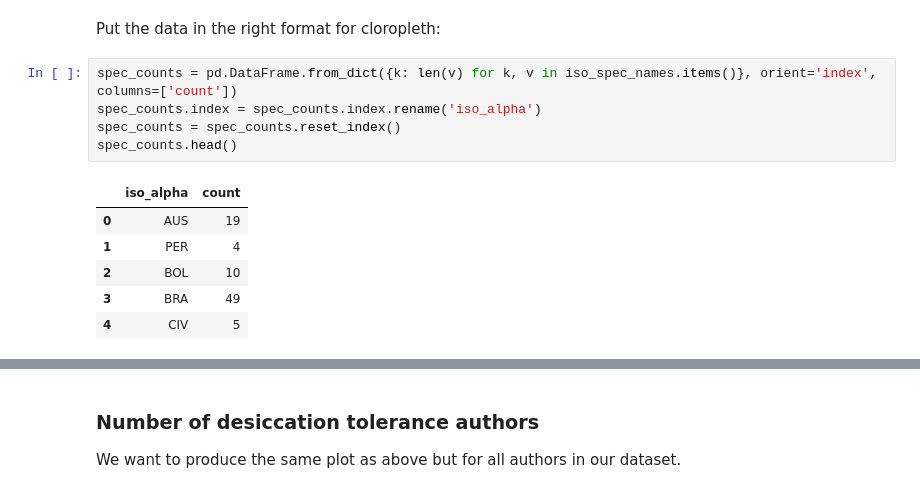
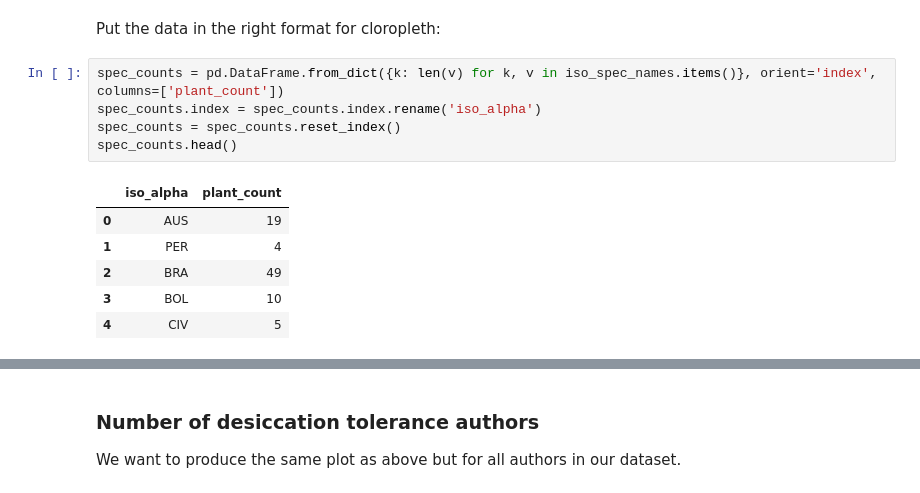
Before and after one commit to serenalotreck/desiccation-network, a Jupyter notebook: notebooks/plant_and_author_distributions.ipynb, the cells around one changed output, grey strips where cells are left out. Drawn from its saved outputs; the diff is of its cells as text.

```diff
--- a/notebooks/plant_and_author_distributions.ipynb
+++ b/notebooks/plant_and_author_distributions.ipynb
@@ -283,15 +283,15 @@ iso_spec_names = {k: list(set(v)) for k, v in iso_spec_names.items()}
 # %% [markdown]
 Put the data in the right format for cloropleth:
 # %%
-spec_counts = pd.DataFrame.from_dict({k: len(v) for k, v in iso_spec_names.items()}, orient='index', columns=['count'])
+spec_counts = pd.DataFrame.from_dict({k: len(v) for k, v in iso_spec_names.items()}, orient='index', columns=['plant_count'])
 spec_counts.index = spec_counts.index.rename('iso_alpha')
 spec_counts = spec_counts.reset_index()
 spec_counts.head()
 # %% [output]
-|  | iso_alpha | count |
+|  | iso_alpha | plant_count |
 | 0 | AUS | 19 |
 | 1 | PER | 4 |
-| 2 | BOL | 10 |
-| 3 | BRA | 49 |
+| 2 | BRA | 49 |
+| 3 | BOL | 10 |
 | 4 | CIV | 5 |
 # %%
```
Also changed, not shown: parts of 16 cells of this notebook.
